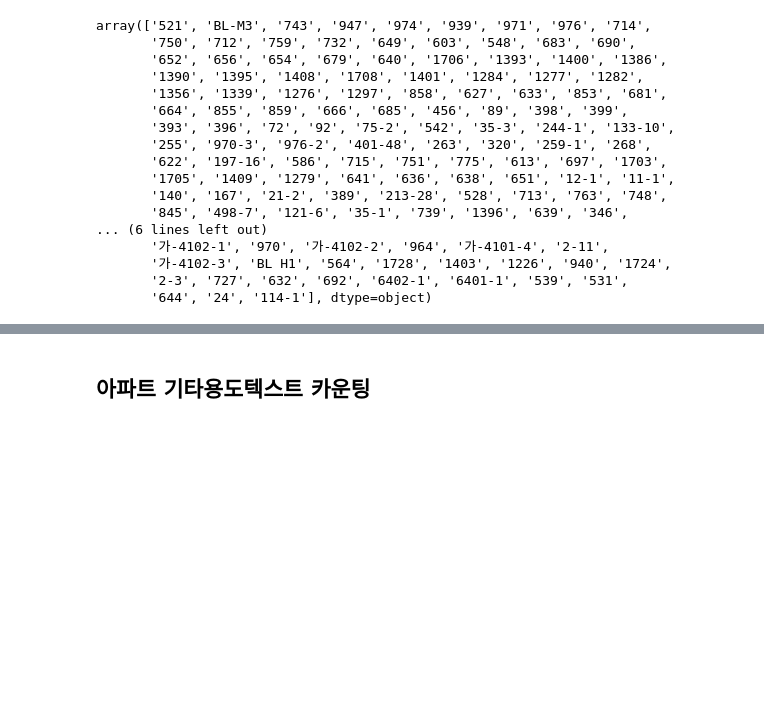
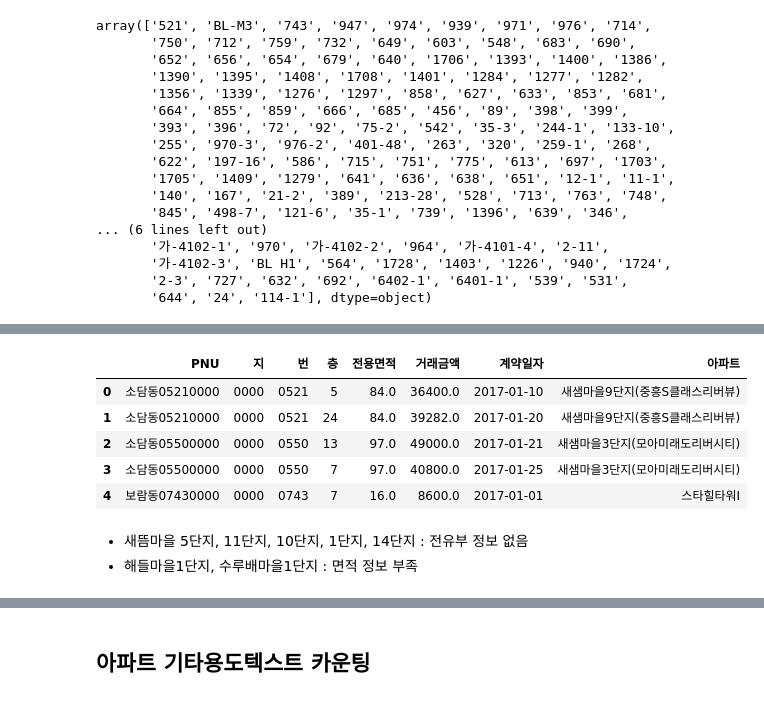
Before and after one commit to metterian/sejong-house-market-analyse, a Jupyter notebook: 전유부_아파트_정리.ipynb, the cells around one changed output, grey strips where cells are left out. Saved outputs shown, nothing was run; the diff lists cells and outputs as text; code cells hidden in the pictures; blank space fills up the shorter version.

```diff
--- a/전유부_아파트_정리.ipynb
+++ b/전유부_아파트_정리.ipynb
@@ -273,0 +273,13 @@ apt_trd.tail()
+# %%
+samples = apt_trd[{'계약일자','거래금액','아파트','전용면적','PNU','번','지','층'}].copy()
+samples.head()
+# %% [output]
+|  | PNU | 지 | 번 | 층 | 전용면적 | 거래금액 | 계약일자 | 아파트 |
+| 0 | 소담동05210000 | 0000 | 0521 | 5 | 84.0 | 36400.0 | 2017-01-10 | 새샘마을9단지(중흥S클래스리버뷰) |
+| 1 | 소담동05210000 | 0000 | 0521 | 24 | 84.0 | 39282.0 | 2017-01-20 | 새샘마을9단지(중흥S클래스리버뷰) |
+| 2 | 소담동05500000 | 0000 | 0550 | 13 | 97.0 | 49000.0 | 2017-01-21 | 새샘마을3단지(모아미래도리버시티) |
+| 3 | 소담동05500000 | 0000 | 0550 | 7 | 97.0 | 40800.0 | 2017-01-25 | 새샘마을3단지(모아미래도리버시티) |
+| 4 | 보람동07430000 | 0000 | 0743 | 7 | 16.0 | 8600.0 | 2017-01-01 | 스타힐타워Ⅰ |
+# %% [markdown]
+- 새뜸마을 5단지, 11단지, 10단지, 1단지, 14단지 : 전유부 정보 없음
+- 해들마을1단지, 수루배마을1단지 : 면적 정보 부족
```
Also changed, not shown: parts of 33 cells of this notebook.
